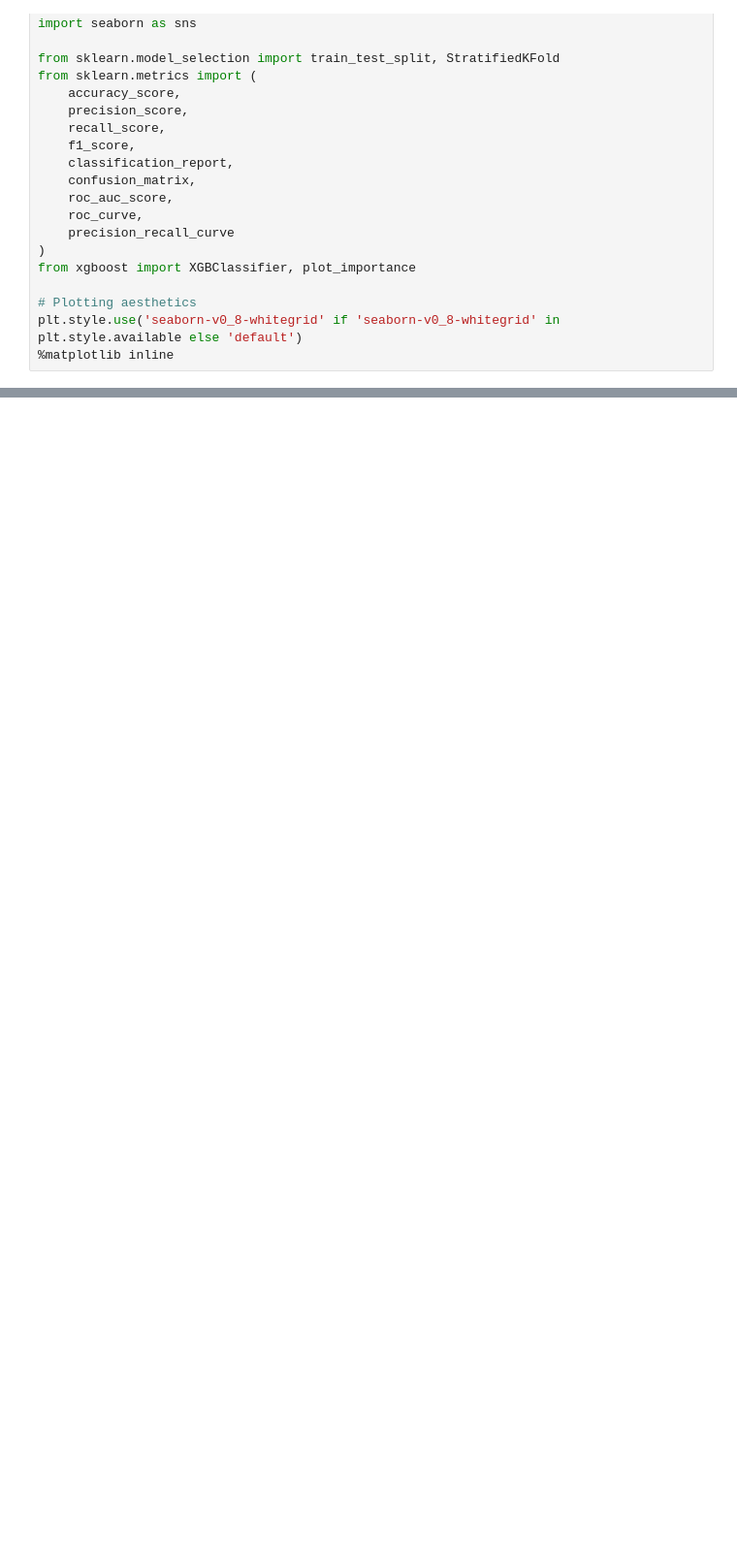
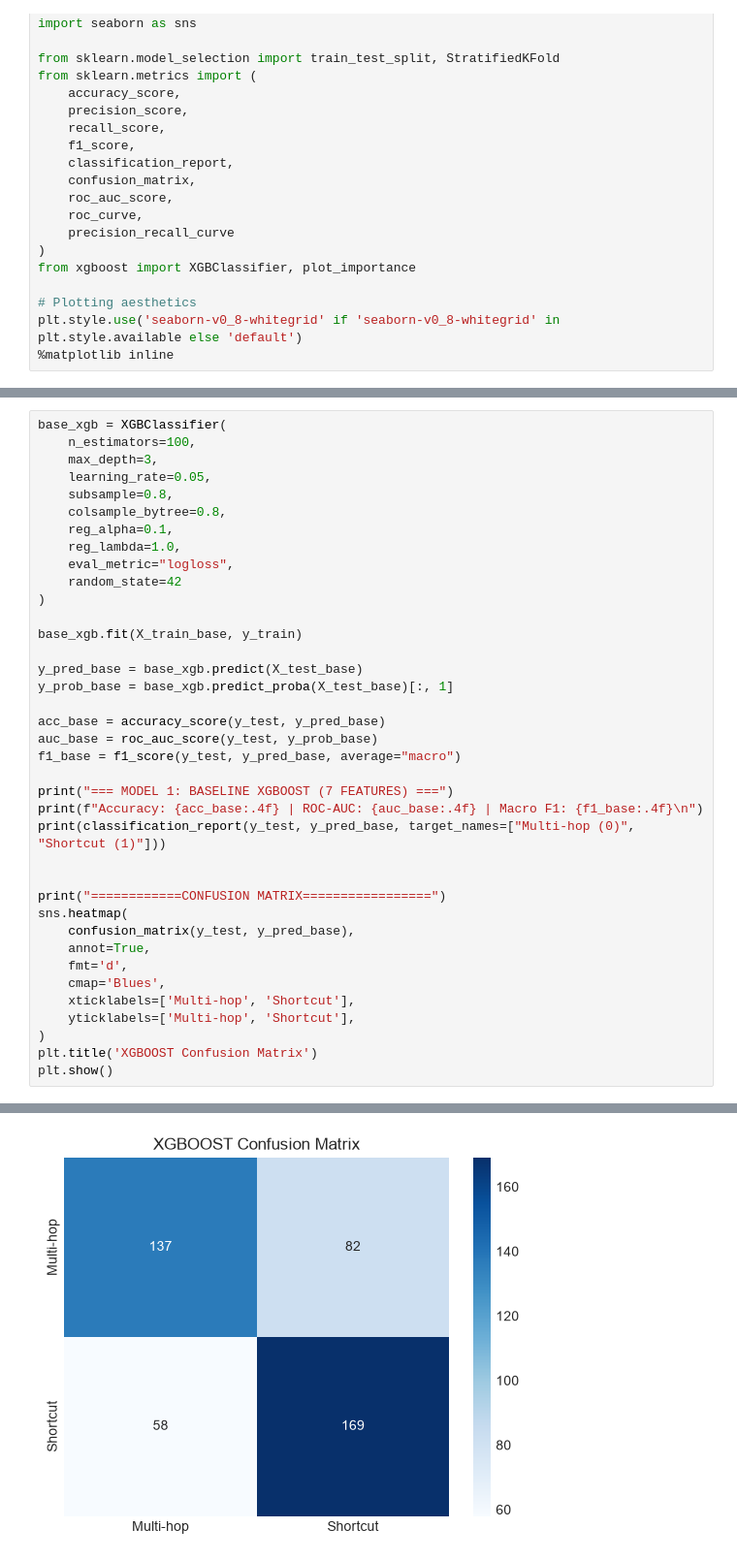
Before and after one commit to cyybxrgsouraabh/Multihop-Shortcut-Detector-Rag, a Jupyter notebook: model/tabular/xgboost.ipynb, the cells around one changed output, grey strips where cells are left out. Shown at 97% size. Drawn from its saved outputs; the diff is of its cells as text; blank space fills up the shorter version.

Commit message:
new models

```diff
--- a/model/tabular/xgboost.ipynb
+++ b/model/tabular/xgboost.ipynb
@@ -421,0 +196,39 @@ Tuned Threshold   (0.44) Test Accuracy: 0.7220 | Macro F1: 0.7195
+# %%
+base_xgb = XGBClassifier(
+    n_estimators=100,
+    max_depth=3,
+    learning_rate=0.05,
+    subsample=0.8,
+    colsample_bytree=0.8,
+    reg_alpha=0.1,
+    reg_lambda=1.0,
+    eval_metric="logloss",
+    random_state=42
+)
+
+base_xgb.fit(X_train_base, y_train)
+
+y_pred_base = base_xgb.predict(X_test_base)
+y_prob_base = base_xgb.predict_proba(X_test_base)[:, 1]
+
+acc_base = accuracy_score(y_test, y_pred_base)
+auc_base = roc_auc_score(y_test, y_prob_base)
+f1_base = f1_score(y_test, y_pred_base, average="macro")
+
+print("=== MODEL 1: BASELINE XGBOOST (7 FEATURES) ===")
+print(f"Accuracy: {acc_base:.4f} | ROC-AUC: {auc_base:.4f} | Macro F1: {f1_base:.4f}\n")
+print(classification_report(y_test, y_pred_base, target_names=["Multi-hop (0)", "Shortcut (1)"]))
+
+
+print("============CONFUSION MATRIX=================")
+sns.heatmap(
+    confusion_matrix(y_test, y_pred_base),
+    annot=True,
+    fmt='d',
+    cmap='Blues',
+    xticklabels=['Multi-hop', 'Shortcut'],
+    yticklabels=['Multi-hop', 'Shortcut'],
+)
+plt.title('XGBOOST Confusion Matrix')
+plt.show()
+# %% [output]
@@ -421,0 +248 @@ Tuned Threshold   (0.44) Test Accuracy: 0.7220 | Macro F1: 0.7195
+[figure, added]
```
Also changed, not shown: parts of 41 cells of this notebook, 1 other file.
